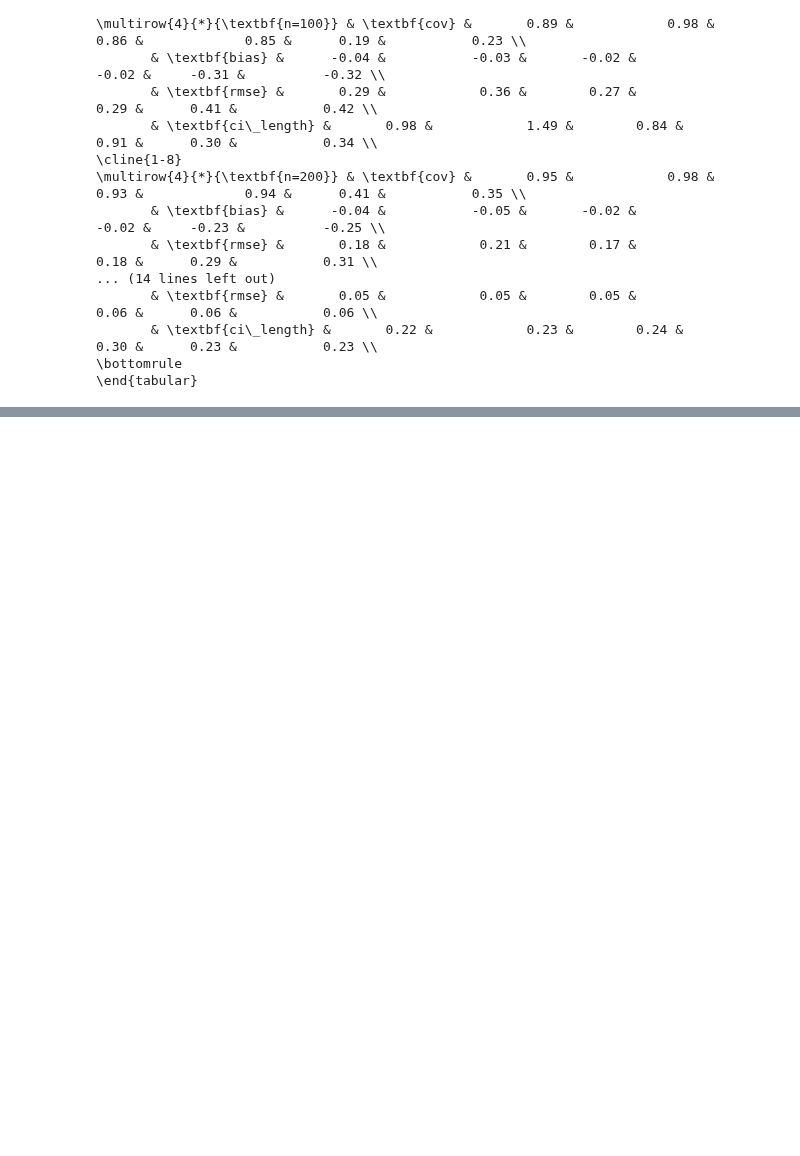
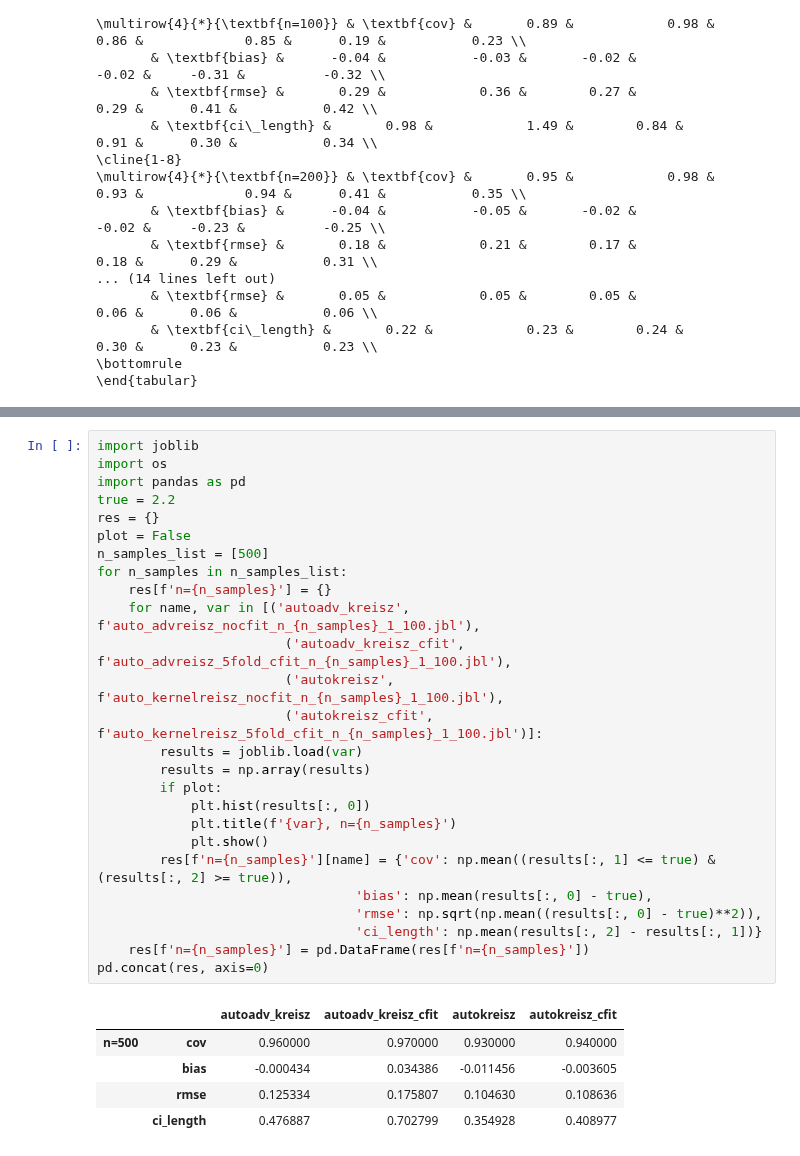
Before and after one commit to syrgkanislab/adversarial_reisz, a Jupyter notebook: LinearAdversarialReisz-local.ipynb, the cells around one changed output, grey strips where cells are left out. Cells and saved outputs as stored; diff of their text form; blank space fills up the shorter version.

Commit message:
added auto penalty kernel experiments

```diff
--- a/LinearAdversarialReisz-local.ipynb
+++ b/LinearAdversarialReisz-local.ipynb
@@ -959,0 +976,32 @@ with pd.option_context('display.float_format', '{:0.2f}'.format):
+# %%
+import joblib
+import os
+import pandas as pd
+true = 2.2
+res = {}
+plot = False
+n_samples_list = [500]
+for n_samples in n_samples_list:
+    res[f'n={n_samples}'] = {}
+    for name, var in [('autoadv_kreisz', f'auto_advreisz_nocfit_n_{n_samples}_1_100.jbl'),
+                        ('autoadv_kreisz_cfit', f'auto_advreisz_5fold_cfit_n_{n_samples}_1_100.jbl'),
+                        ('autokreisz', f'auto_kernelreisz_nocfit_n_{n_samples}_1_100.jbl'),
+                        ('autokreisz_cfit', f'auto_kernelreisz_5fold_cfit_n_{n_samples}_1_100.jbl')]:
+        results = joblib.load(var)
+        results = np.array(results)
+        if plot:
+            plt.hist(results[:, 0])
+            plt.title(f'{var}, n={n_samples}')
+            plt.show()
+        res[f'n={n_samples}'][name] = {'cov': np.mean((results[:, 1] <= true) & (results[:, 2] >= true)),
+                                 'bias': np.mean(results[:, 0] - true),
+                                 'rmse': np.sqrt(np.mean((results[:, 0] - true)**2)),
+                                 'ci_length': np.mean(results[:, 2] - results[:, 1])}
+    res[f'n={n_samples}'] = pd.DataFrame(res[f'n={n_samples}'])
+pd.concat(res, axis=0)
+# %% [output]
+|  |  | autoadv_kreisz | autoadv_kreisz_cfit | autokreisz | autokreisz_cfit |
+| n=500 | cov | 0.960000 | 0.970000 | 0.930000 | 0.940000 |
+|  | bias | -0.000434 | 0.034386 | -0.011456 | -0.003605 |
+|  | rmse | 0.125334 | 0.175807 | 0.104630 | 0.108636 |
+|  | ci_length | 0.476887 | 0.702799 | 0.354928 | 0.408977 |
```
Also changed, not shown: parts of 1 cell of this notebook, 2 other files.
